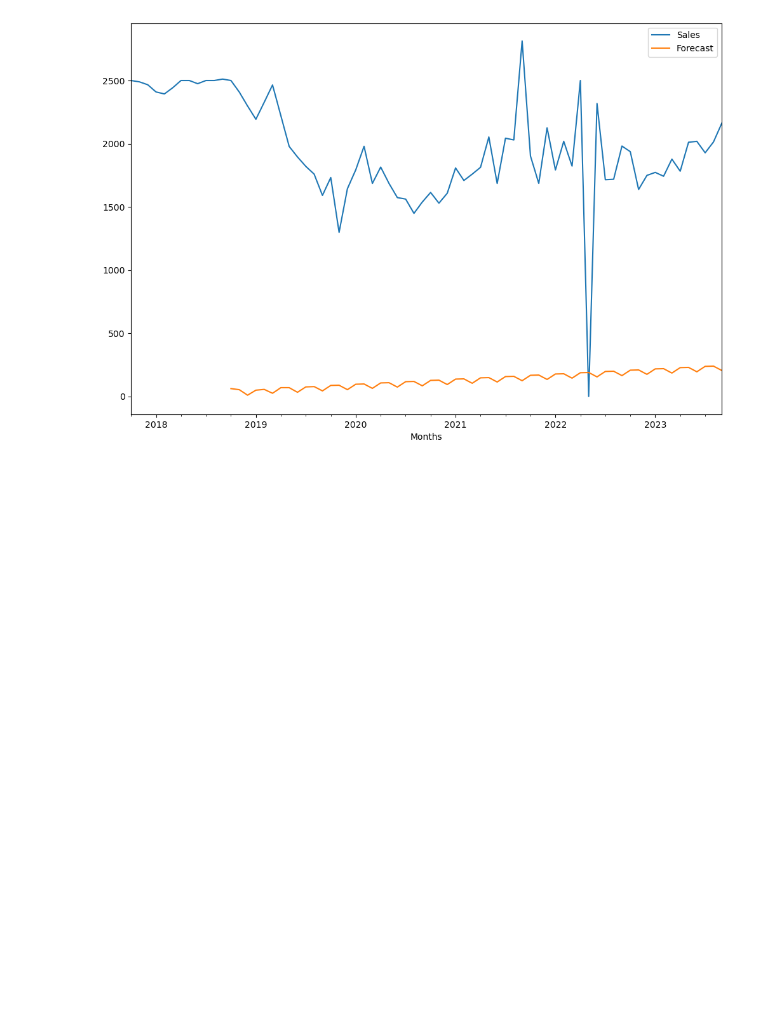
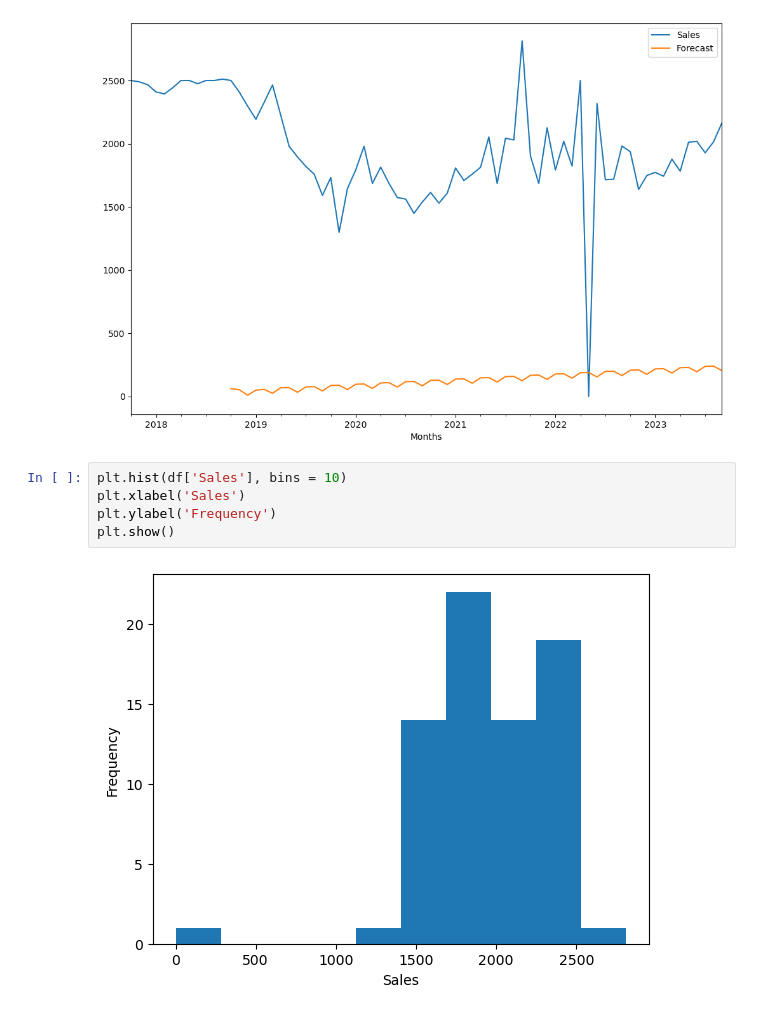
Before and after one commit to Veekits/ARIMA-model-for-Time-Series, a Jupyter notebook: ARIMA Model for Nouba 46 (Differencing).ipynb, the cells around one changed output. Saved outputs shown, nothing was run; the diff lists cells and outputs as text; blank space fills up the shorter version.

```diff
--- a/ARIMA Model for Nouba 46 (Differencing).ipynb
+++ b/ARIMA Model for Nouba 46 (Differencing).ipynb
@@ -218,3 +218,10 @@ df[['Sales', 'Forecast']].plot(figsize=(12,8))
 # %% [output]
 <Axes: xlabel='Months'>
 [figure]
+# %%
+plt.hist(df['Sales'], bins = 10)
+plt.xlabel('Sales')
+plt.ylabel('Frequency')
+plt.show()
+# %% [output]
+[figure, added]
```
Also changed, not shown: parts of 1 cell of this notebook.
